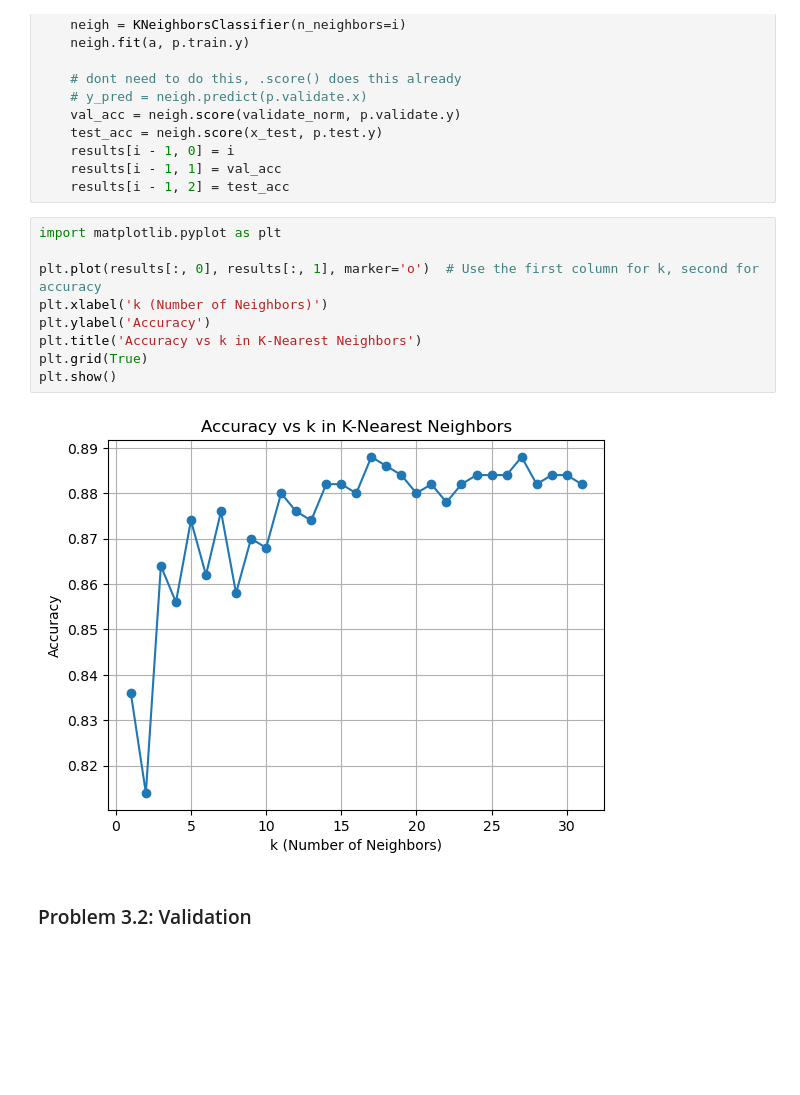
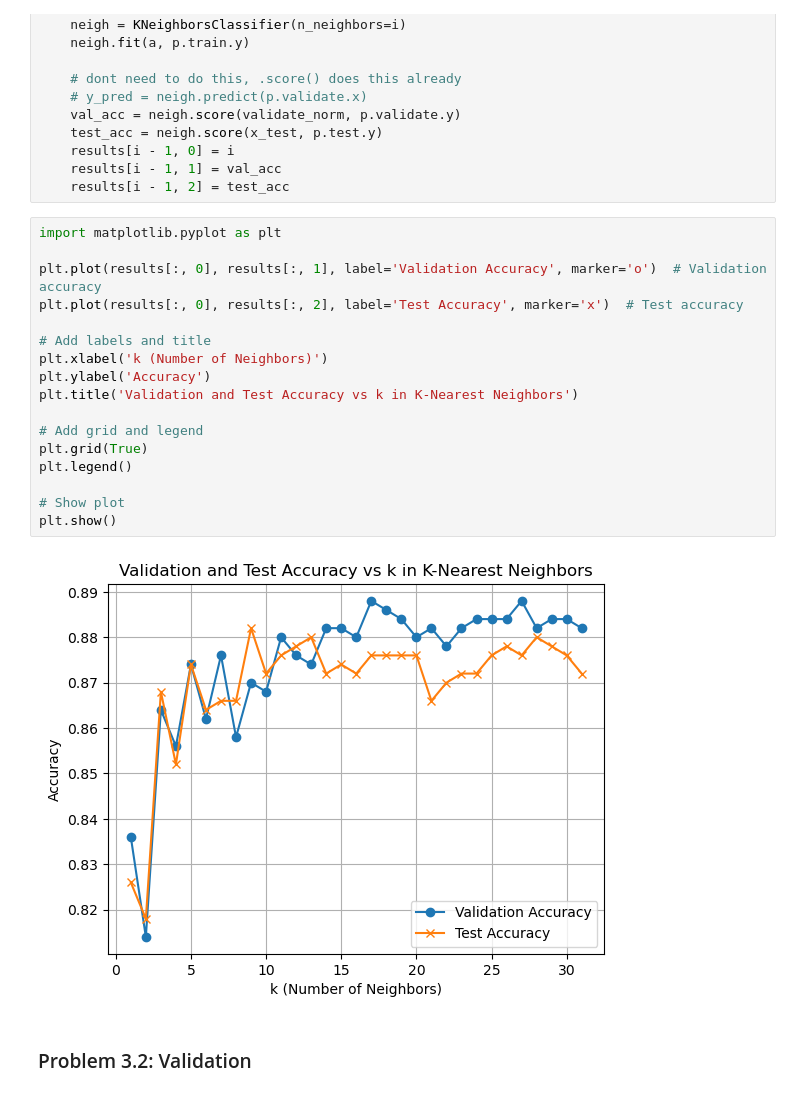
Before and after one commit to detroitnatif/CS371, a Jupyter notebook: hw1/homework01.ipynb, the cells around one changed output. Saved outputs shown, nothing was run; the diff lists cells and outputs as text; blank space fills up the shorter version.

```diff
--- a/hw1/homework01.ipynb
+++ b/hw1/homework01.ipynb
@@ -283,14 +283,22 @@ for i in range(1, 32):
 # %%
 import matplotlib.pyplot as plt
 
-plt.plot(results[:, 0], results[:, 1], marker='o')  # Use the first column for k, second for accuracy
+plt.plot(results[:, 0], results[:, 1], label='Validation Accuracy', marker='o')  # Validation accuracy
+plt.plot(results[:, 0], results[:, 2], label='Test Accuracy', marker='x')  # Test accuracy
+
+# Add labels and title
 plt.xlabel('k (Number of Neighbors)')
 plt.ylabel('Accuracy')
-plt.title('Accuracy vs k in K-Nearest Neighbors')
+plt.title('Validation and Test Accuracy vs k in K-Nearest Neighbors')
+
+# Add grid and legend
 plt.grid(True)
+plt.legend()
+
+# Show plot
 plt.show()
 # %% [output]
-[figure, old version]
+[figure, new version]
 # %% [markdown]
 ### Problem 3.2: Validation
 # %% [markdown]
```
Also changed, not shown: 1 other file.
